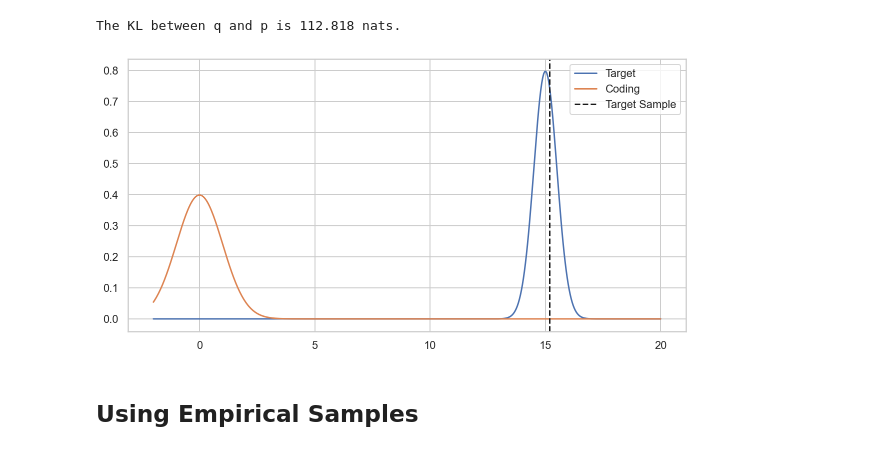
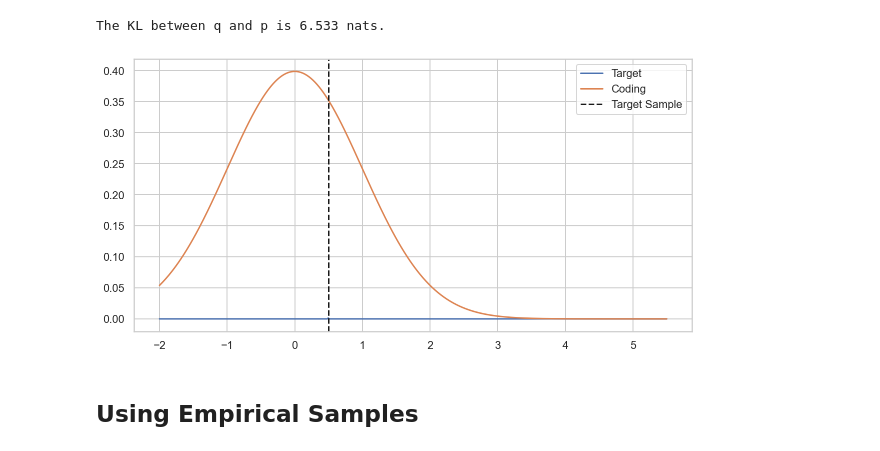
Before and after one commit to Bottledd/iREC, a Jupyter notebook: notebooks/rec_empirical_posterior_1d_example.ipynb, the cells around one changed output. Cells and saved outputs as stored; diff of their text form; code cells hidden in the pictures.

```diff
--- a/notebooks/rec_empirical_posterior_1d_example.ipynb
+++ b/notebooks/rec_empirical_posterior_1d_example.ipynb
@@ -22,40 +19,40 @@ import math
 # %%
 torch.manual_seed(100)
 
-q_loc = 15.
-q_var = 0.25
+q_loc = 0.5
+q_var = 1e-6
 
 p_loc = 0.
 p_var = 1.
 
 q = dist.normal.Normal(loc=q_loc, scale = math.pow(q_var, 0.5))
 p = dist.normal.Normal(loc=p_loc, scale = math.pow(p_var, 0.5))
 
 z_sample = q.sample()
 
 total_kl = dist.kl_divergence(q, p)
 
 print(f"The KL between q and p is {total_kl:.3f} nats.")
 
 # ==============================
 # PLOT DISTRIBUTIONS
 # ==============================
 
-xs = torch.linspace(-2., 20., 500)
+xs = torch.linspace(-2., q.loc+5., 500)
 
 fig, ax = plt.subplots(figsize=(10,5))
 
 ax.plot(xs, torch.exp(q.log_prob(xs)), label='Target')
 ax.plot(xs, torch.exp(p.log_prob(xs)), label='Coding')
 
 ax.axvline(z_sample, c='k', ls='--', label='Target Sample')
 
 ax.legend()
 
 plt.show()
 # %% [output]
-The KL between q and p is 112.818 nats.
+The KL between q and p is 6.533 nats.
-[figure, old version]
+[figure, new version]
 # %% [markdown]
 ## Using Empirical Samples
 # %% [markdown]
```
Also changed, not shown: parts of 12 cells of this notebook, 19 other files.
